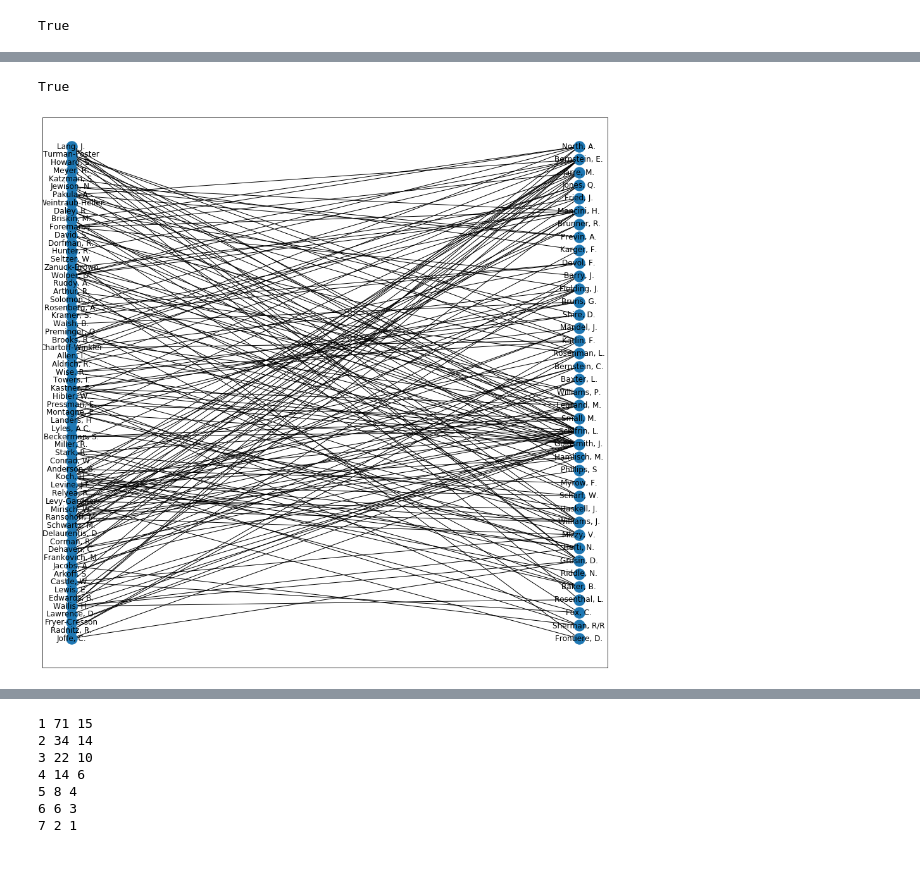
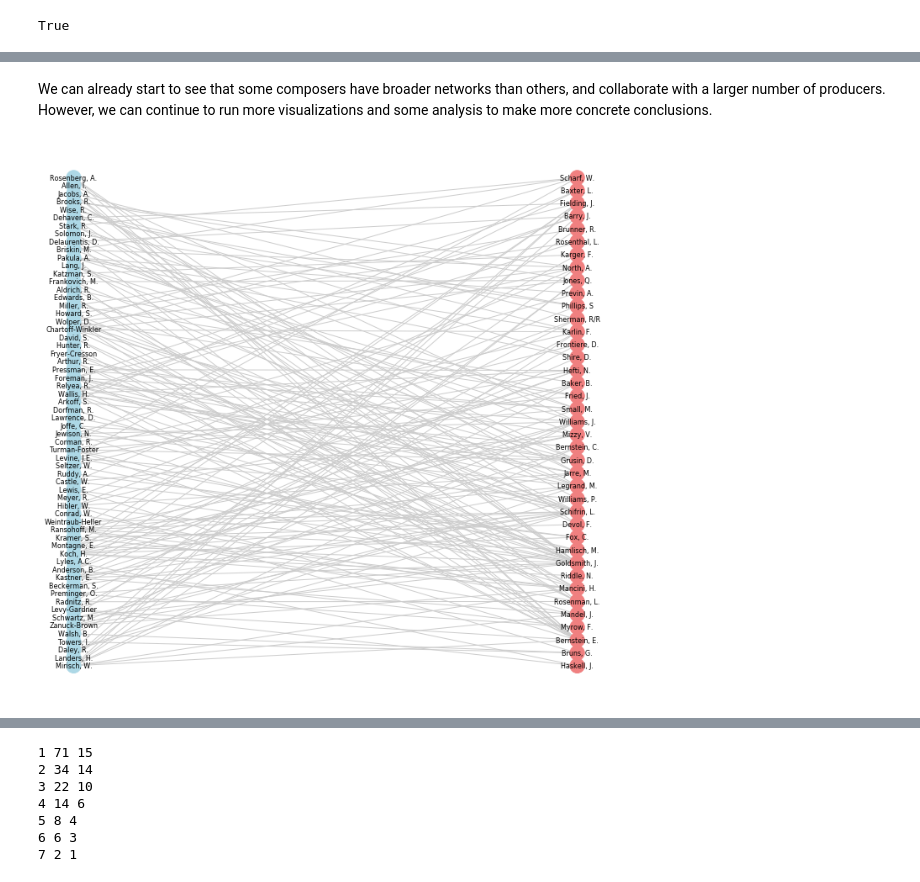
Before and after one commit to amberferger/DATA620_Group_Assignments, a Jupyter notebook: Project2/DATA620_Project2.ipynb, the cells around one changed output, grey strips where cells are left out. Saved outputs shown, nothing was run; the diff lists cells and outputs as text; code cells hidden in the pictures.

```diff
--- a/Project2/DATA620_Project2.ipynb
+++ b/Project2/DATA620_Project2.ipynb
@@ -123,0 +149,3 @@ print(g.edges[('Rosenberg, A.', 'Goldsmith, J.')])
+# %%
+c = bipartite.color(g)
+nx.set_node_attributes(g, c, 'bipartite')
@@ -123,0 +159,3 @@ print(g.edges[('Rosenberg, A.', 'Goldsmith, J.')])
+# %%
+comp_prod = []
+color_nodes(g, comp_prod)
@@ -124,6 +164,4 @@ print(g.edges[('Rosenberg, A.', 'Goldsmith, J.')])
 # %%
-plt.rcParams['figure.figsize'] = [16, 16]
-labels = nx.get_edge_attributes(g,'weight')
-labels
-nx.draw_spring(g, with_labels='true')
+plt.rcParams['figure.figsize'] = [10, 10]
+nx.draw_circular(g, with_labels='true', node_color=comp_prod, edge_color="#dddddd", font_size=8)
 # %% [output]
@@ -137,10 +169,10 @@ nx.draw_circular(g, with_labels='true')
-# %%
-nx.is_bipartite(g)
-# %% [output]
-True
+# %% [markdown]
+We can already start to see that some composers have broader networks than others, and collaborate with a larger number of producers. However, we can continue to run more visualizations and some analysis to make more concrete conclusions.
 # %%
 top = nx.bipartite.sets(g)[0]
 pos = nx.bipartite_layout(g,top)
-nx.draw_networkx(g,pos)
+plt.rcParams['figure.figsize'] = [12, 12]
+plt.axis('off')
+nx.draw_networkx(g,pos, node_color=comp_prod, edgecolor='#bbbbbb', edge_color="#cccccc", font_size=8)
 # %% [output]
-[figure, old version]
+[figure, new version]
```
Also changed, not shown: parts of 35 cells of this notebook.
